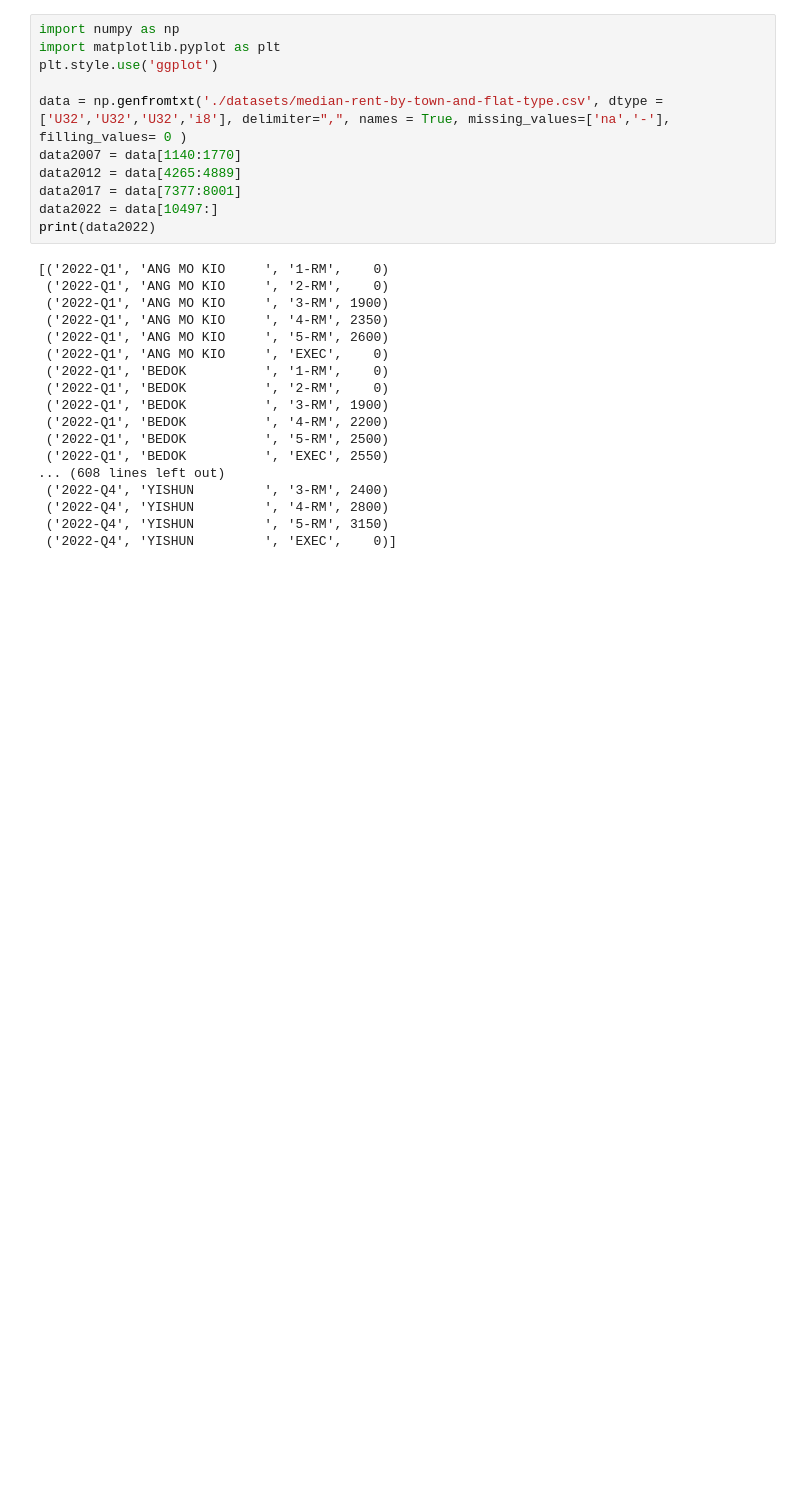
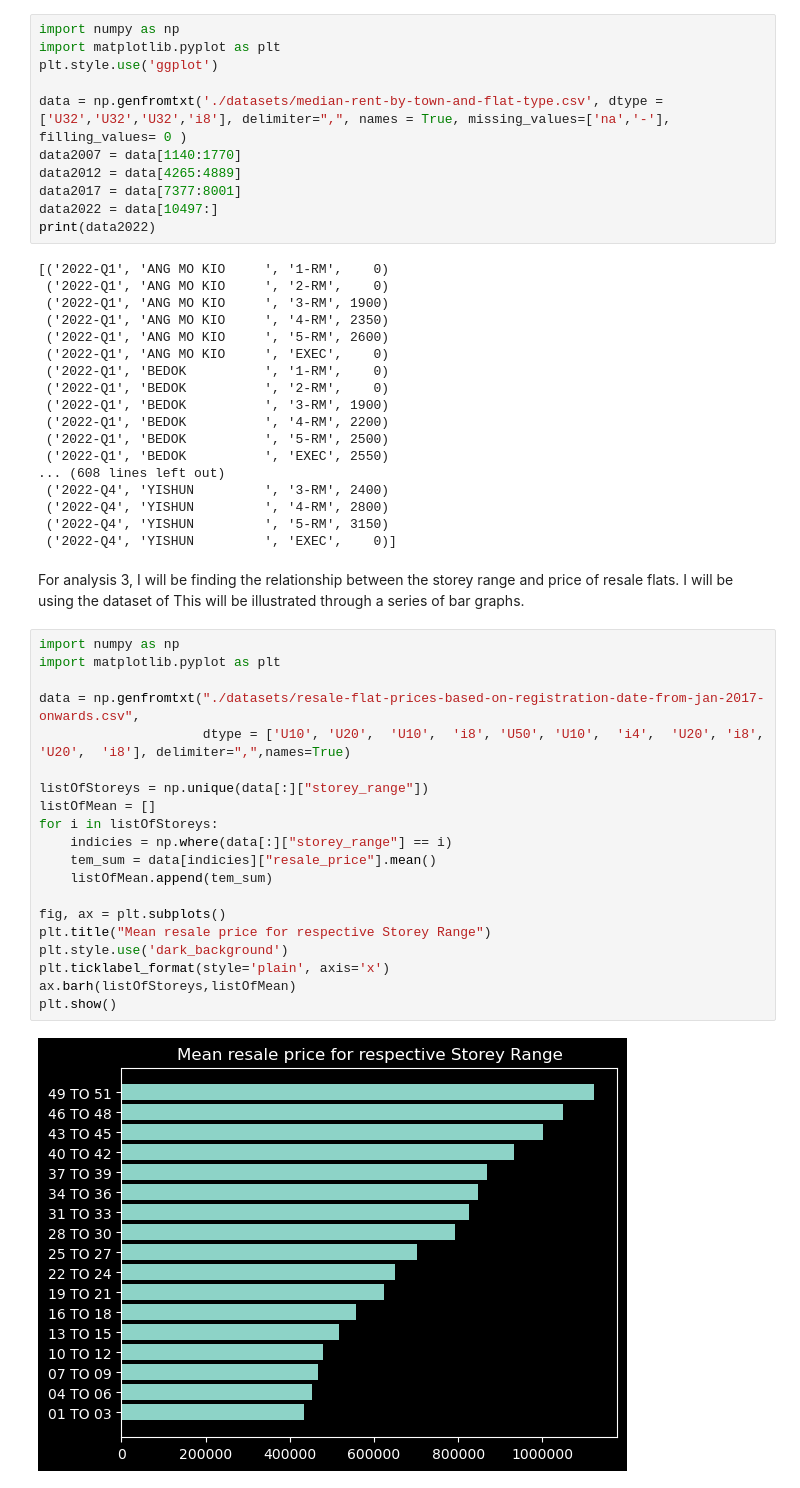
Before and after one commit to Kellories/PDS-CA01, a Jupyter notebook: CA01.ipynb, the cells around one changed output. Saved outputs shown, nothing was run; the diff lists cells and outputs as text; blank space fills up the shorter version.

Commit message:
feat:Bar Graph Analysis

```diff
--- a/CA01.ipynb
+++ b/CA01.ipynb
@@ -66,3 +66,27 @@ print(data2022)
  ('2022-Q4', 'YISHUN         ', '4-RM', 2800)
  ('2022-Q4', 'YISHUN         ', '5-RM', 3150)
  ('2022-Q4', 'YISHUN         ', 'EXEC',    0)]
+# %% [markdown]
+For analysis 3, I will be finding the relationship between the storey range and price of resale flats. I will be using the dataset of This will be illustrated through a series of bar graphs.
+# %%
+import numpy as np
+import matplotlib.pyplot as plt
+
+data = np.genfromtxt("./datasets/resale-flat-prices-based-on-registration-date-from-jan-2017-onwards.csv",
+                     dtype = ['U10', 'U20',  'U10',  'i8', 'U50', 'U10',  'i4',  'U20', 'i8',  'U20',  'i8'], delimiter=",",names=True)
+
+listOfStoreys = np.unique(data[:]["storey_range"])
+listOfMean = []
+for i in listOfStoreys:
+    indicies = np.where(data[:]["storey_range"] == i)
+    tem_sum = data[indicies]["resale_price"].mean()
+    listOfMean.append(tem_sum)
+
+fig, ax = plt.subplots()
+plt.title("Mean resale price for respective Storey Range")
+plt.style.use('dark_background')
+plt.ticklabel_format(style='plain', axis='x')
+ax.barh(listOfStoreys,listOfMean)
+plt.show()
+# %% [output]
+[figure, added]
```
Also changed, not shown: parts of 1 cell of this notebook, 1 other file.
